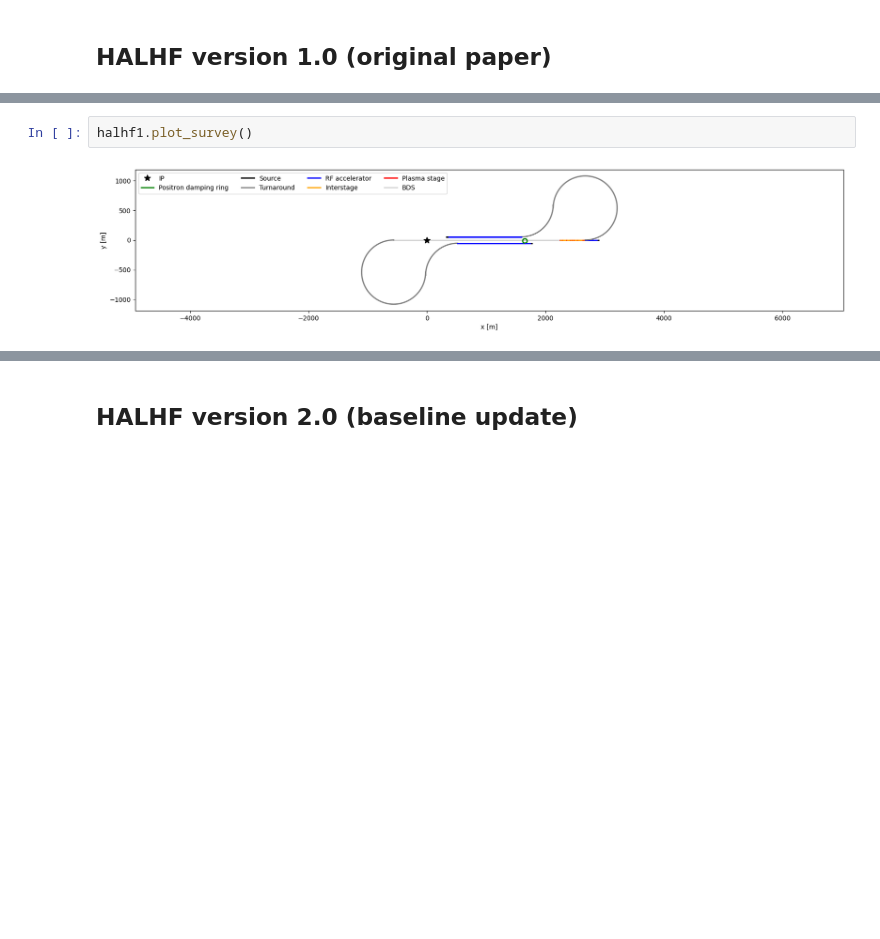
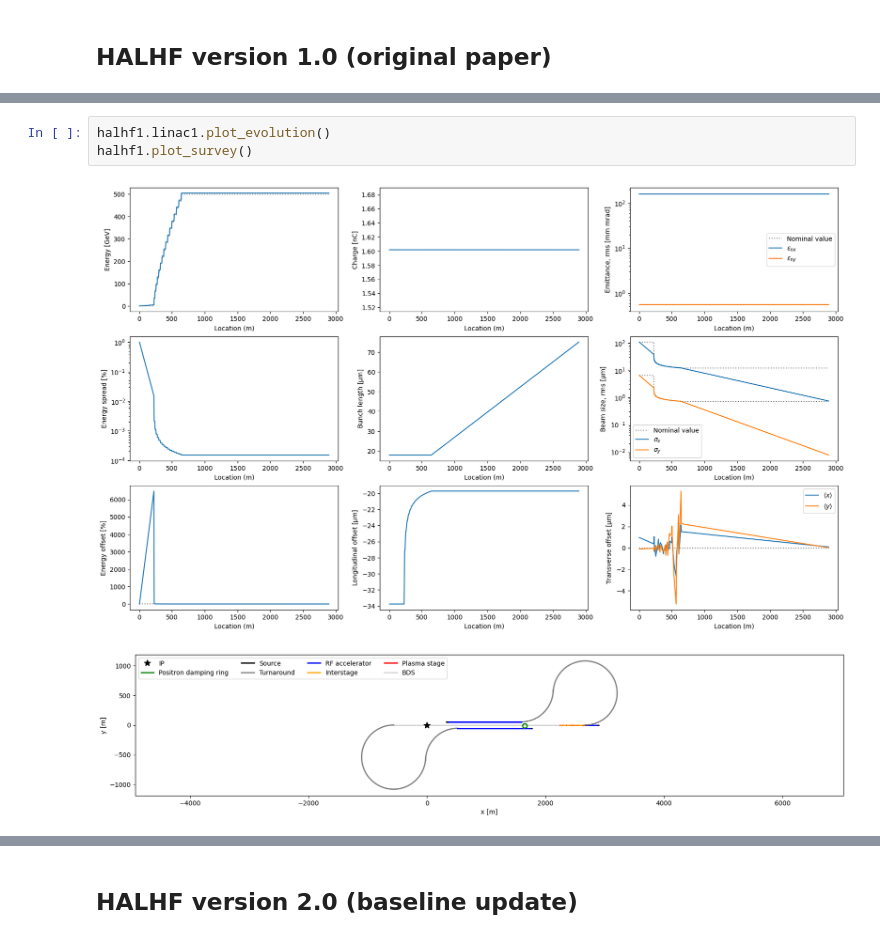
Before and after one commit to abel-framework/ABEL, a Jupyter notebook: examples/preset_example.ipynb, the cells around one changed output, grey strips where cells are left out. Saved outputs shown, nothing was run; the diff lists cells and outputs as text; blank space fills up the shorter version.

```diff
--- a/examples/preset_example.ipynb
+++ b/examples/preset_example.ipynb
@@ -32,7 +30,9 @@ Tracked #0  SourceBasic             (s =    3.0 m) :   E =   0.1 GeV, Q = -1.60
 # %%
+halhf1.linac1.plot_evolution()
 halhf1.plot_survey()
 # %% [output]
-[figure, old version]
+[figure, new version]
+[figure, added]
 # %%
 halhf1.print_cost()
 # %% [output]
```
Also changed, not shown: parts of 13 cells of this notebook, 27 other files.
